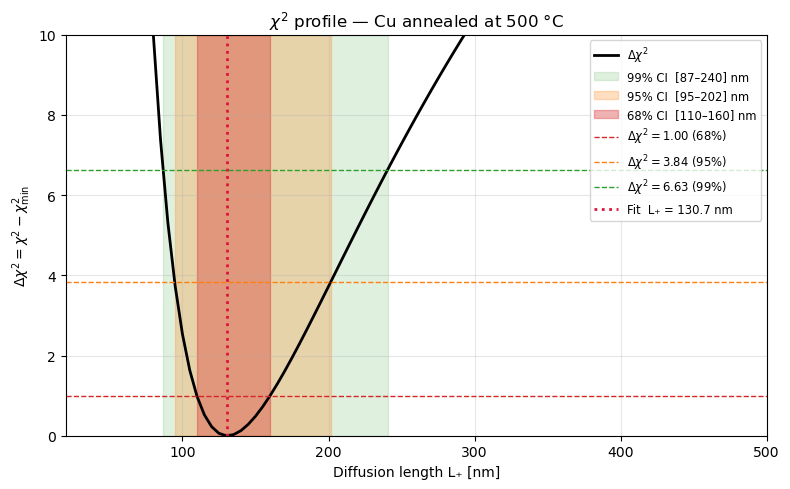
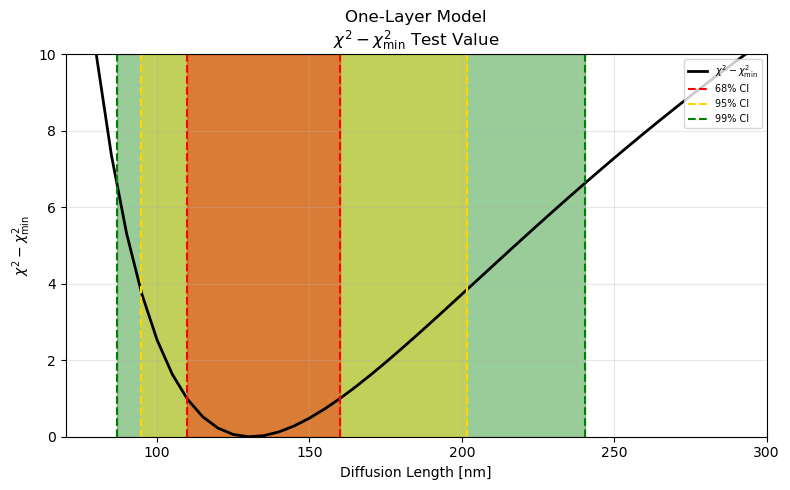
The change to this notebook cell's code, shown as a diff; its figure went from the first image to the second:
--- before
+++ after
@@ -1,30 +1,31 @@
 fig, ax = plt.subplots(figsize=(8, 5))
 
-ax.plot(L_grid, delta_chi2, 'k-', lw=2, label=r'$\Delta\chi^2$')
+# χ² profile — black curve
+ax.plot(L_grid, delta_chi2, '-', color='black', lw=2,
+        label=r'$\chi^2 - \chi^2_{\min}$')
 
+# Shaded CI regions (back-to-front so 68% sits on top)
 if len(bounds_99) == 2:
-    ax.axvspan(*bounds_99, color='tab:green',  alpha=0.15,
-               label=f'99% CI  [{bounds_99[0]:.0f}–{bounds_99[1]:.0f}] nm')
+    ax.axvspan(*bounds_99, color='green', alpha=0.4)
 if len(bounds_95) == 2:
-    ax.axvspan(*bounds_95, color='tab:orange', alpha=0.25,
-               label=f'95% CI  [{bounds_95[0]:.0f}–{bounds_95[1]:.0f}] nm')
+    ax.axvspan(*bounds_95, color='gold',  alpha=0.4)
 if len(bounds_68) == 2:
-    ax.axvspan(*bounds_68, color='tab:red',    alpha=0.35,
-               label=f'68% CI  [{bounds_68[0]:.0f}–{bounds_68[1]:.0f}] nm')
+    ax.axvspan(*bounds_68, color='red',   alpha=0.4)
 
-ax.axhline(THRESH_68, color='tab:red',    ls='--', lw=1, label=r'$\Delta\chi^2 = 1.00$ (68%)')
-ax.axhline(THRESH_95, color='tab:orange', ls='--', lw=1, label=r'$\Delta\chi^2 = 3.84$ (95%)')
-ax.axhline(THRESH_99, color='tab:green',  ls='--', lw=1, label=r'$\Delta\chi^2 = 6.63$ (99%)')
+# Vertical dashed lines at the crossing points
+if len(bounds_68) == 2:
+    ax.vlines(bounds_68, 0, 1e2, colors='red',   ls='--', label='68% CI')
+if len(bounds_95) == 2:
+    ax.vlines(bounds_95, 0, 1e2, colors='gold',  ls='--', label='95% CI')
+if len(bounds_99) == 2:
+    ax.vlines(bounds_99, 0, 1e2, colors='green', ls='--', label='99% CI')
 
-ax.axvline(L_fit, color='crimson', ls=':', lw=2,
-           label=f'Fit  L₊ = {L_fit:.1f} nm')
-
-ax.set_xlabel('Diffusion length L₊ [nm]')
-ax.set_ylabel(r'$\Delta\chi^2 = \chi^2 - \chi^2_{\min}$')
-ax.set_title(r'$\chi^2$ profile — Cu annealed at 500 °C')
+ax.set_xlabel('Diffusion Length [nm]')
+ax.set_ylabel(r'$\chi^2 - \chi^2_{\min}$')
+ax.set_title('One-Layer Model\n' + r'$\chi^2 - \chi^2_{\min}$ Test Value')
 ax.set_ylim(0, 10)
-ax.set_xlim(L_grid[0], L_grid[-1])
-ax.legend(fontsize='small', loc='upper right')
-ax.grid(True, alpha=0.3)
+ax.set_xlim(70, 300)
+ax.grid(which='both', alpha=0.3)
+ax.legend(fontsize='x-small', loc='upper right', frameon=True)
 plt.tight_layout()
 plt.show()

Commit: Match CI plot style to original notebook